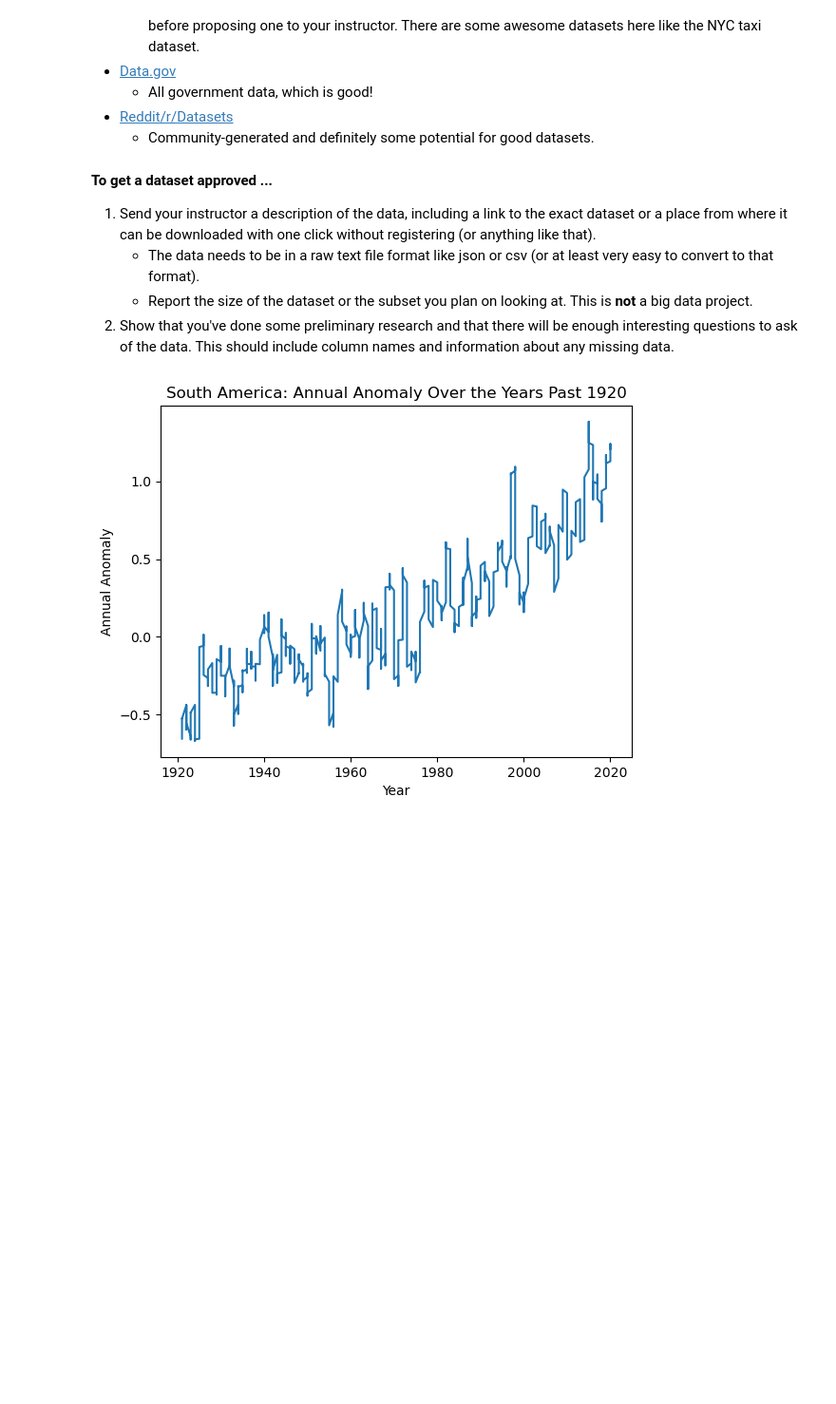
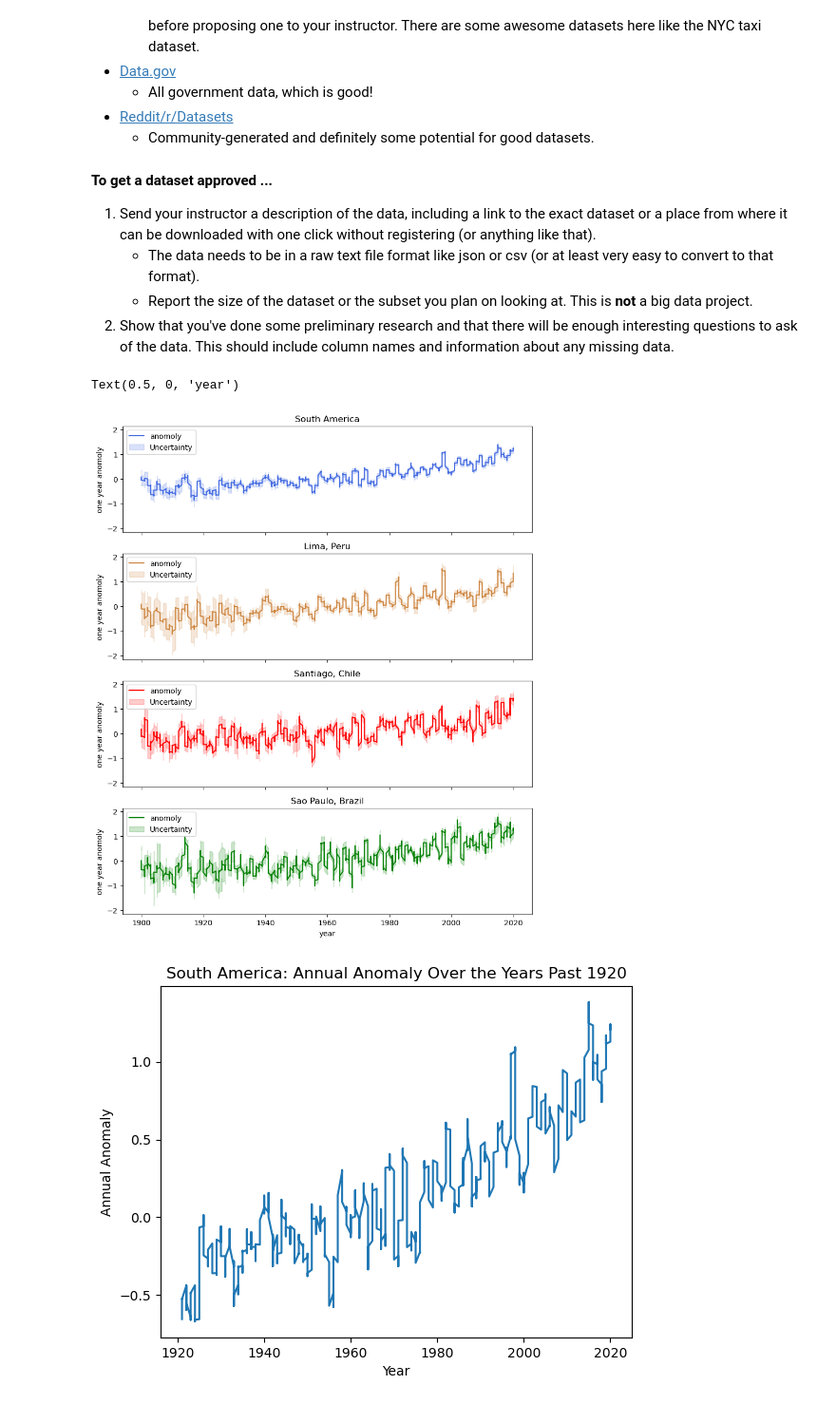
Before and after one commit to gowrath/Climate_EDA-SouthAmerica, a Jupyter notebook: Project_2_SO_JB.ipynb, the cells around one changed output. Shown at 95% size. Cells and saved outputs as stored; diff of their text form; code cells hidden in the pictures; blank space fills up the shorter version.

Commit message:
add subplots for initial data

```diff
--- a/Project_2_SO_JB.ipynb
+++ b/Project_2_SO_JB.ipynb
@@ -124,18 +124,17 @@ def clean_raw_data(clean_df, raw_data_file, skip):
     for row in range(0, len(data_col)):
 
         data_row = list(map(str, data_col[row].split())) # reformat to make string into list delimited by spaces
-        # print(data_row)
+
         add_row = {} # initialize, and clear dictionary for each row
 
         for i in range(0, len(data_row)):
             add_row = {'year': data_row[0],
                     'month': data_row[1],
+                    'timestamp': pd.Timestamp(year=int(data_row[0]), month=int(data_row[1]), day=1),
                     'monthly_anom': data_row[2],
                     'monthly_unc': data_row[3],
                     'one_yr_anom': data_row[4],
                     'one_yr_unc': data_row[5]}
-
-
 
         clean_df = clean_df._append(add_row, ignore_index=True) # append is being depricated, todo: use concat or merge
 
@@ -149,6 +148,10 @@ def clean_raw_data(clean_df, raw_data_file, skip):
     clean_df['one_yr_anom'] = clean_df['one_yr_anom'].astype(float)
     clean_df['one_yr_unc'] = clean_df['one_yr_unc'].astype(float)
 
+    # filter data to years after 1960
+    clean_df = clean_df[clean_df['year'] >= 1900]
+
+
     return clean_df
 # %%
 # files and constants
@@ -171,6 +174,51 @@ santiago_data = clean_raw_data(santiago_data, santiago_file, 69)
 
 saopaulo_data = pd.DataFrame(columns=weather_cols)
 saopaulo_data = clean_raw_data(saopaulo_data, saopaulo_file, 69)
+# %%
+fig, (ax1, ax2, ax3, ax4) = plt.subplots(4, figsize=(10,12), sharex=True, sharey=True)
+# fig.suptitle('Vertically stacked subplots')
+ax1.plot(south_data.year, south_data.one_yr_anom, color='royalblue', label='anomoly')
+ax1.fill_between(south_data.year,
+                 south_data['one_yr_anom'] - south_data['one_yr_unc'],
+                 south_data['one_yr_anom'] + south_data['one_yr_unc'],
+                 color='royalblue', alpha=0.2, label='Uncertainty')
+ax1.legend()
+
+ax2.plot(lima_data.year, lima_data.one_yr_anom, color='peru', label='anomoly')
+ax2.fill_between(lima_data.year,
+                 lima_data['one_yr_anom'] - lima_data['one_yr_unc'],
+                 lima_data['one_yr_anom'] + lima_data['one_yr_unc'],
+                 color='peru', alpha=0.2, label='Uncertainty')
+ax2.legend()
+
+ax3.plot(santiago_data.year, santiago_data.one_yr_anom, color='red', label='anomoly')
+ax3.fill_between(santiago_data.year,
+                 santiago_data['one_yr_anom'] - santiago_data['one_yr_unc'],
+                 santiago_data['one_yr_anom'] + santiago_data['one_yr_unc'],
+                 color='red', alpha=0.2, label='Uncertainty')
+ax3.legend()
+
+ax4.plot(saopaulo_data.year, saopaulo_data.one_yr_anom, color = 'green', label='anomoly')
+ax4.fill_between(saopaulo_data.year,
+                 saopaulo_data['one_yr_anom'] - saopaulo_data['one_yr_unc'],
+                 saopaulo_data['one_yr_anom'] + saopaulo_data['one_yr_unc'],
+                 color='green', alpha=0.2, label='Uncertainty')
+ax4.legend()
+
+ax1.set_title('South America')
+ax2.set_title('Lima, Peru')
+ax3.set_title('Santiago, Chile')
+ax4.set_title('Sao Paulo, Brazil')
+
+ax1.set_ylabel('one year anomoly')
+ax2.set_ylabel('one year anomoly')
+ax3.set_ylabel('one year anomoly')
+ax4.set_ylabel('one year anomoly')
+
+ax4.set_xlabel('year')
+# %% [output]
+Text(0.5, 0, 'year')
+[figure, added]
 # %%
 south_data = south_data[(south_data['year'] > 1920)]
 
```
